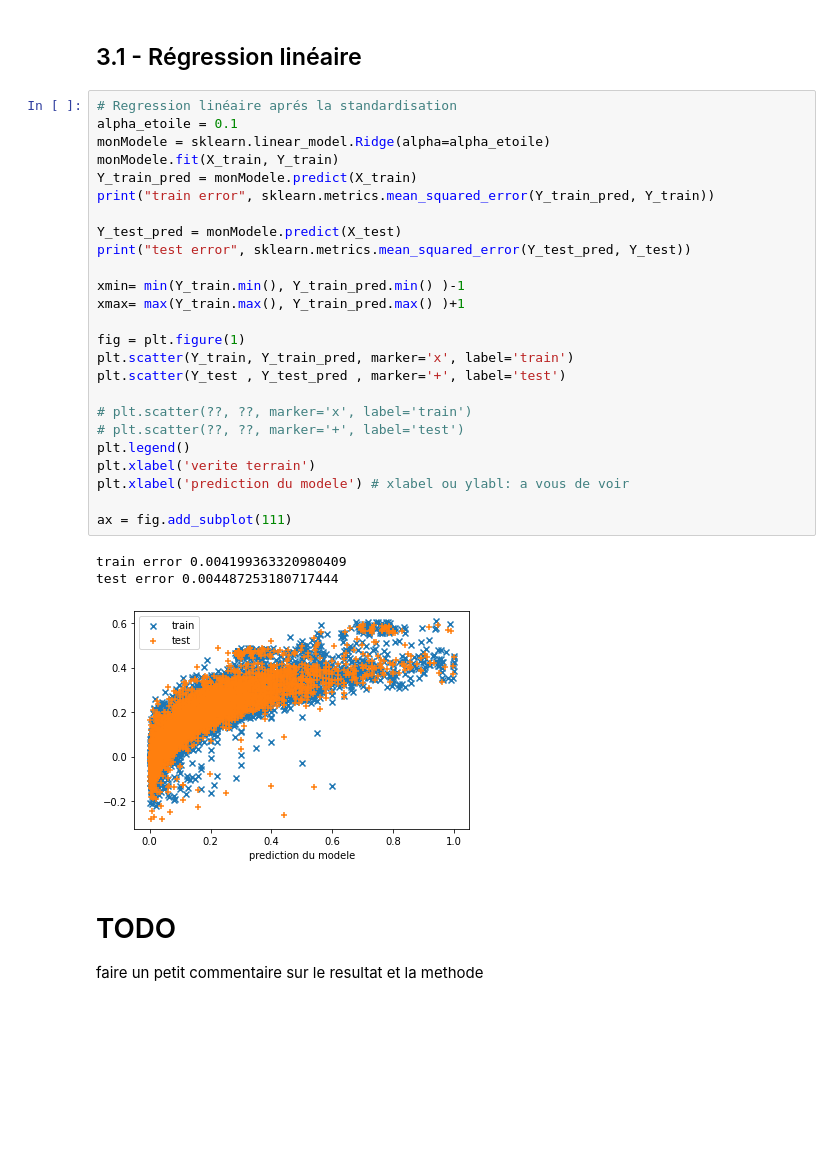
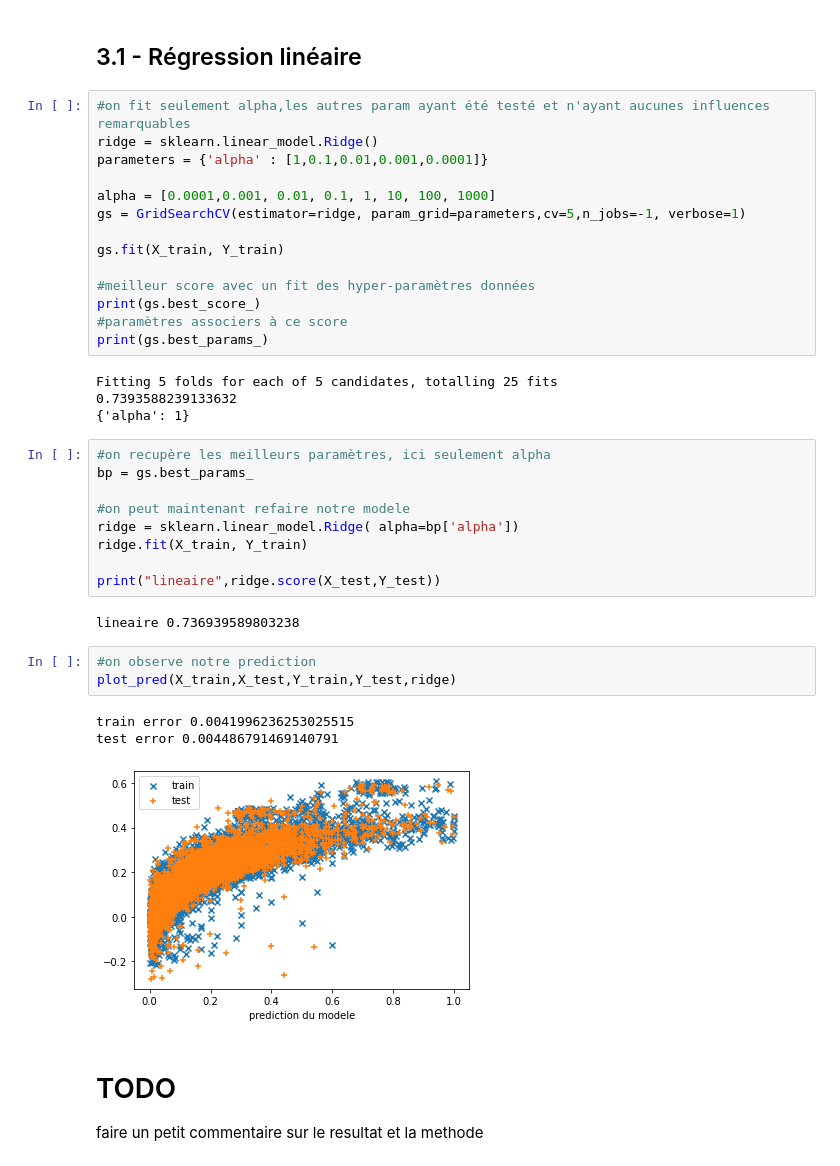
Before and after one commit to kerhogo/ias_cars, a Jupyter notebook: PretraitementStandardisation_2.ipynb, the cells around one changed output. Cells and saved outputs as stored; diff of their text form; blank space fills up the shorter version.

```diff
--- a/PretraitementStandardisation_2.ipynb
+++ b/PretraitementStandardisation_2.ipynb
@@ -290,34 +314,41 @@ X_train, X_test, Y_train, Y_test = sklearn.model_selection.train_test_split(X, Y
 # %% [markdown]
 ## 3.1 - Régression linéaire
+# %%
+#on fit seulement alpha,les autres param ayant été testé et n'ayant aucunes influences remarquables
+ridge = sklearn.linear_model.Ridge()
+parameters = {'alpha' : [1,0.1,0.01,0.001,0.0001]}
+
+alpha = [0.0001,0.001, 0.01, 0.1, 1, 10, 100, 1000]
+gs = GridSearchCV(estimator=ridge, param_grid=parameters,cv=5,n_jobs=-1, verbose=1)
+
+gs.fit(X_train, Y_train)
+
+#meilleur score avec un fit des hyper-paramètres données
+print(gs.best_score_)
+#paramètres associers à ce score
+print(gs.best_params_)
+# %% [output]
+Fitting 5 folds for each of 5 candidates, totalling 25 fits
+0.7393588239133632
+{'alpha': 1}
 # %%
-# Regression linéaire aprés la standardisation
-alpha_etoile = 0.1
-monModele = sklearn.linear_model.Ridge(alpha=alpha_etoile)
-monModele.fit(X_train, Y_train)
-Y_train_pred = monModele.predict(X_train)
-print("train error", sklearn.metrics.mean_squared_error(Y_train_pred, Y_train))
+#on recupère les meilleurs paramètres, ici seulement alpha
+bp = gs.best_params_
 
-Y_test_pred = monModele.predict(X_test)
-print("test error", sklearn.metrics.mean_squared_error(Y_test_pred, Y_test))
+#on peut maintenant refaire notre modele
+ridge = sklearn.linear_model.Ridge( alpha=bp['alpha'])
+ridge.fit(X_train, Y_train)
 
-xmin= min(Y_train.min(), Y_train_pred.min() )-1
-xmax= max(Y_train.max(), Y_train_pred.max() )+1
-
-fig = plt.figure(1)
-plt.scatter(Y_train, Y_train_pred, marker='x', label='train')
-plt.scatter(Y_test , Y_test_pred , marker='+', label='test')
-
-# plt.scatter(??, ??, marker='x', label='train')
-# plt.scatter(??, ??, marker='+', label='test')
-plt.legend()
-plt.xlabel('verite terrain')
-plt.xlabel('prediction du modele') # xlabel ou ylabl: a vous de voir
-
-ax = fig.add_subplot(111)
+print("lineaire",ridge.score(X_test,Y_test))
 # %% [output]
-train error 0.004199363320980409
-test error 0.004487253180717444
+lineaire 0.736939589803238
-[figure, removed]
+# %%
+#on observe notre prediction
+plot_pred(X_train,X_test,Y_train,Y_test,ridge)
+# %% [output]
+train error 0.0041996236253025515
+test error 0.004486791469140791
+[figure, added]
 # %% [markdown]
 # TODO
 faire un petit commentaire sur le resultat et la methode
```
Also changed, not shown: parts of 23 cells of this notebook.
